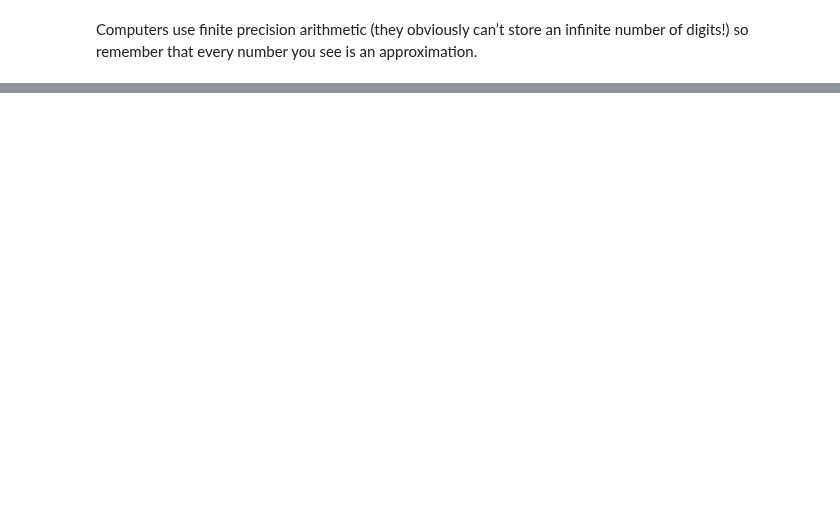
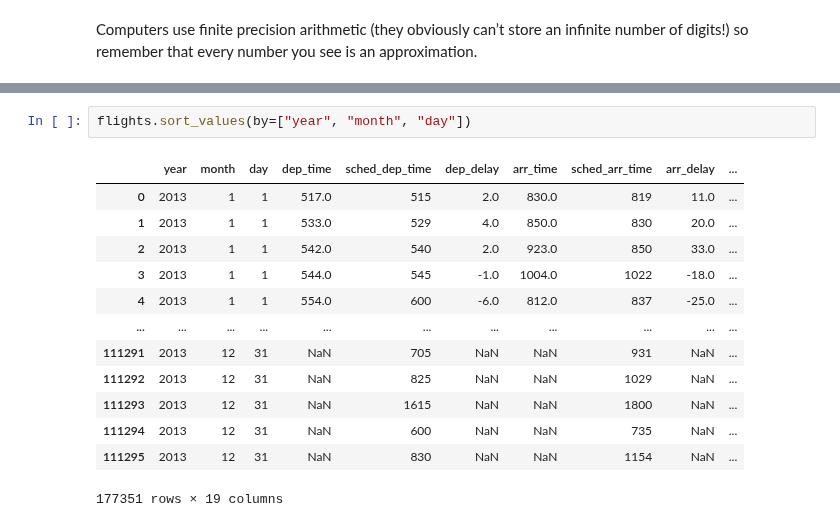
Before and after one commit to markumreed/ds4b, a Jupyter notebook: python_ds4b/01_exploration/02_data_transformation/02_data_transformation.ipynb, the cells around one changed output, grey strips where cells are left out. Saved outputs shown, nothing was run; the diff lists cells and outputs as text; blank space fills up the shorter version.

```diff
--- a/python_ds4b/01_exploration/02_data_transformation/02_data_transformation.ipynb
+++ b/python_ds4b/01_exploration/02_data_transformation/02_data_transformation.ipynb
@@ -83,0 +228,16 @@ Computers use finite precision arithmetic (they obviously can’t store an infin
+# %%
+flights.sort_values(by=["year", "month", "day"])
+# %% [output]
+|  | year | month | day | dep_time | sched_dep_time | dep_delay | arr_time | sched_arr_time | arr_delay | ... |
+| 0 | 2013 | 1 | 1 | 517.0 | 515 | 2.0 | 830.0 | 819 | 11.0 | ... |
+| 1 | 2013 | 1 | 1 | 533.0 | 529 | 4.0 | 850.0 | 830 | 20.0 | ... |
+| 2 | 2013 | 1 | 1 | 542.0 | 540 | 2.0 | 923.0 | 850 | 33.0 | ... |
+| 3 | 2013 | 1 | 1 | 544.0 | 545 | -1.0 | 1004.0 | 1022 | -18.0 | ... |
+| 4 | 2013 | 1 | 1 | 554.0 | 600 | -6.0 | 812.0 | 837 | -25.0 | ... |
+| ... | ... | ... | ... | ... | ... | ... | ... | ... | ... | ... |
+| 111291 | 2013 | 12 | 31 | NaN | 705 | NaN | NaN | 931 | NaN | ... |
+| 111292 | 2013 | 12 | 31 | NaN | 825 | NaN | NaN | 1029 | NaN | ... |
+| 111293 | 2013 | 12 | 31 | NaN | 1615 | NaN | NaN | 1800 | NaN | ... |
+| 111294 | 2013 | 12 | 31 | NaN | 600 | NaN | NaN | 735 | NaN | ... |
+| 111295 | 2013 | 12 | 31 | NaN | 830 | NaN | NaN | 1154 | NaN | ... |
+177351 rows × 19 columns
```
Also changed, not shown: parts of 60 cells of this notebook.
